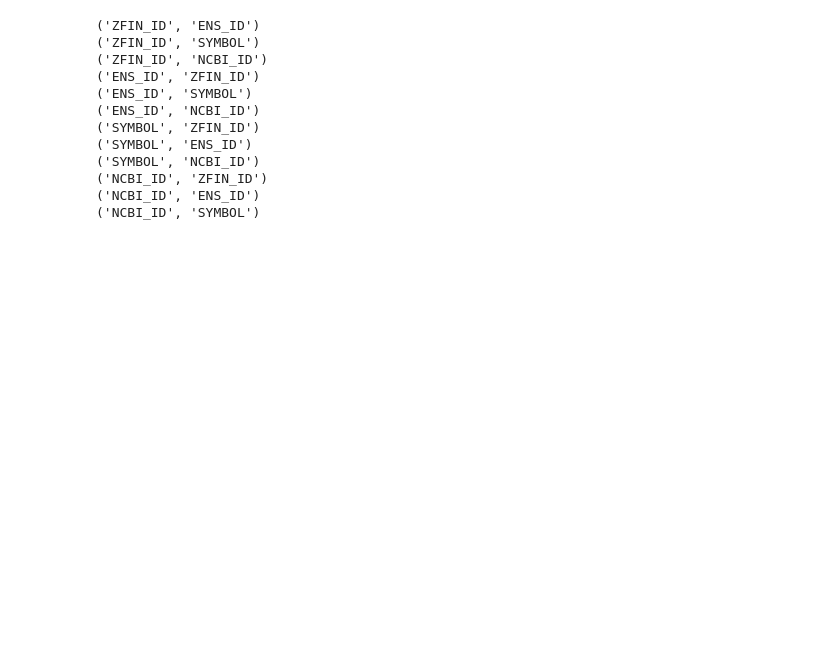
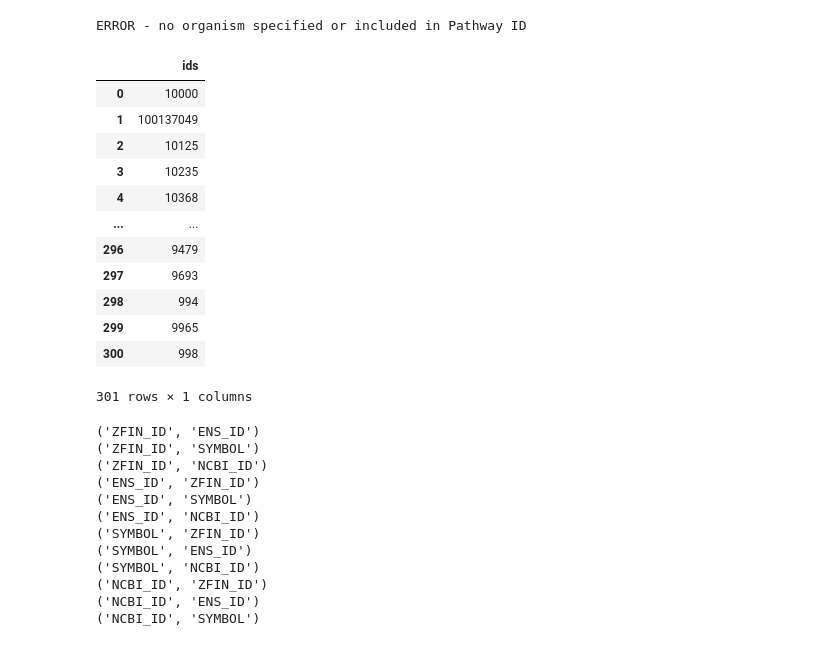
Before and after one commit to sdsucomptox/danrerlib, a Jupyter notebook: tutorials/scratch.ipynb, the cells around one changed output. Drawn from its saved outputs; the diff is of its cells as text; code cells hidden in the pictures; blank space fills up the shorter version.

Commit message:
kegg get genes tests and docstrings

```diff
--- a/tutorials/scratch.ipynb
+++ b/tutorials/scratch.ipynb
@@ -26,6 +26,39 @@ out_data_dir = cwd / Path('data/out_data/')
 
 # note: I am using the Path package to take care of any operating
 #       system differences for users of this tutorial
+# %%
+pathway_id = '04010'
+generated_gene_ids = KEGG.get_genes_in_pathway(pathway_id)
+# %% [output]
+ERROR - no organism specified or included in Pathway ID
+# %%
+def _format_from_kegg(pathway_id, org):
+    file_name = '../tests/data/out_data/kegg/'+pathway_id+'.txt'
+    from_kegg_directly = pd.read_csv(file_name, sep = '\t', names = ['trash', 'ids'])
+
+    strip_str = org+':'
+    from_kegg_directly['ids'] = from_kegg_directly['ids'].str.strip(strip_str)
+    from_kegg_directly['ids'] = from_kegg_directly['ids'].astype(np.int64)
+
+
+    from_kegg_directly = from_kegg_directly.drop(columns = ['trash'])
+    if org == 'hsa':
+        from_kegg_directly = from_kegg_directly.rename(columns={'ids':'Human NCBI Gene ID'})
+    return from_kegg_directly
+# %% [output]
+|  | ids |
+| 0 | 10000 |
+| 1 | 100137049 |
+| 2 | 10125 |
+| 3 | 10235 |
+| 4 | 10368 |
+| ... | ... |
+| 296 | 9479 |
+| 297 | 9693 |
+| 298 | 994 |
+| 299 | 9965 |
+| 300 | 998 |
+301 rows × 1 columns
 # %%
 from itertools import permutations
 
```
Also changed, not shown: 8 other files.
